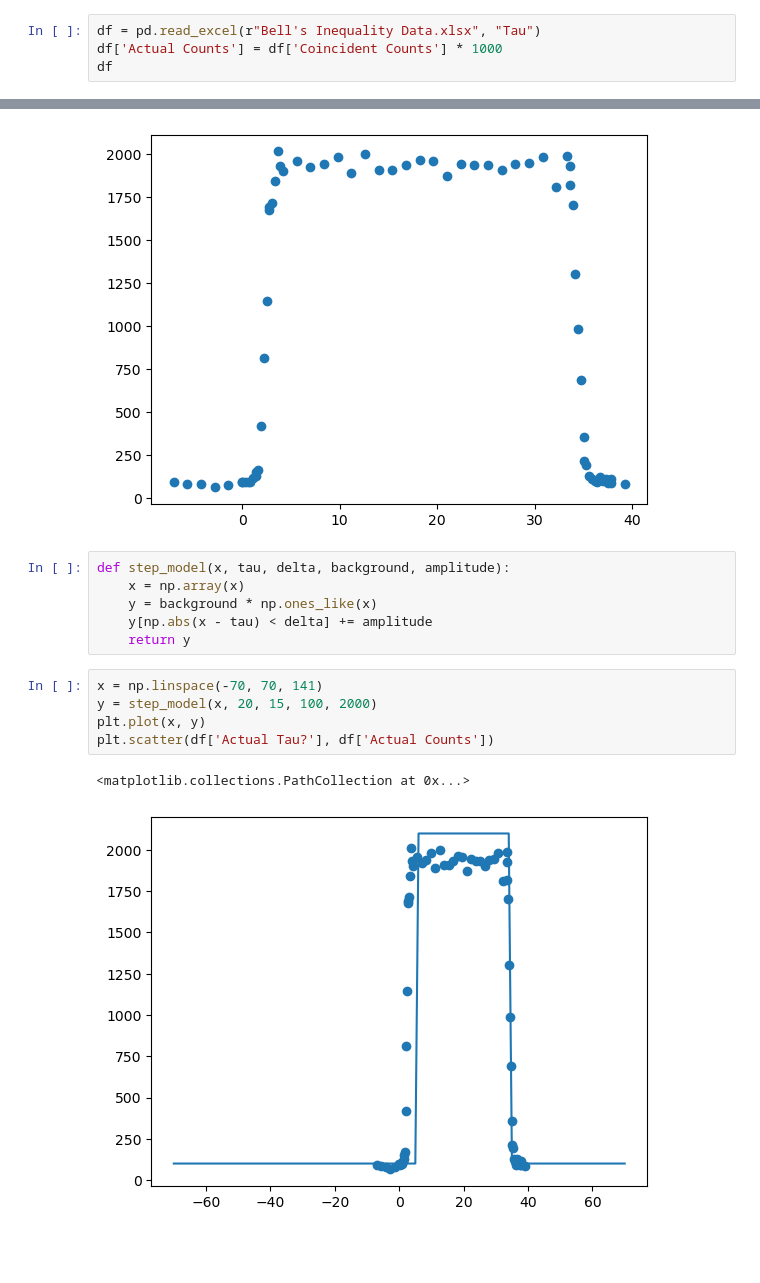
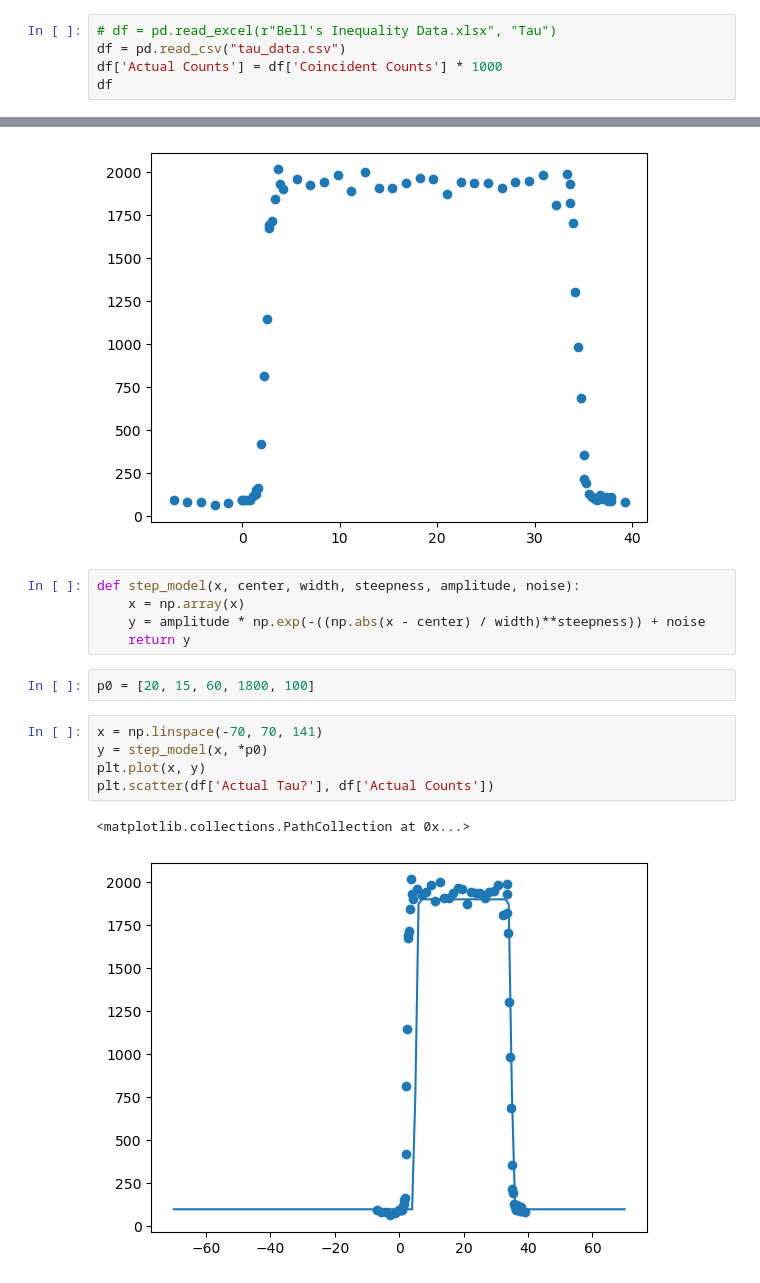
Before and after one commit to andres-luengo/alden-andres-max-most-dangerous-4450-trio, a Jupyter notebook: step_fit.ipynb, the cells around one changed output, grey strips where cells are left out. Saved outputs shown, nothing was run; the diff lists cells and outputs as text; blank space fills up the shorter version.

```diff
--- a/step_fit.ipynb
+++ b/step_fit.ipynb
@@ -6,7 +6,8 @@ from emcee import EnsembleSampler
 
 import matplotlib.pyplot as plt
 # %%
-df = pd.read_excel(r"Bell's Inequality Data.xlsx", "Tau")
+# df = pd.read_excel(r"Bell's Inequality Data.xlsx", "Tau")
+df = pd.read_csv("tau_data.csv")
 df['Actual Counts'] = df['Coincident Counts'] * 1000
 df
 # %% [output]
@@ -29,17 +30,18 @@ plt.scatter(df['Actual Tau?'], df['Actual Counts'])
 <matplotlib.collections.PathCollection at 0x...>
 [figure]
 # %%
-def step_model(x, tau, delta, background, amplitude):
+def step_model(x, center, width, steepness, amplitude, noise):
     x = np.array(x)
-    y = background * np.ones_like(x)
-    y[np.abs(x - tau) < delta] += amplitude
+    y = amplitude * np.exp(-((np.abs(x - center) / width)**steepness)) + noise
     return y
+# %%
+p0 = [20, 15, 60, 1800, 100]
 # %%
 x = np.linspace(-70, 70, 141)
-y = step_model(x, 20, 15, 100, 2000)
+y = step_model(x, *p0)
 plt.plot(x, y)
 plt.scatter(df['Actual Tau?'], df['Actual Counts'])
 # %% [output]
 <matplotlib.collections.PathCollection at 0x...>
-[figure, old version]
+[figure, new version]
 # %%
```
Also changed, not shown: parts of 19 cells of this notebook.
